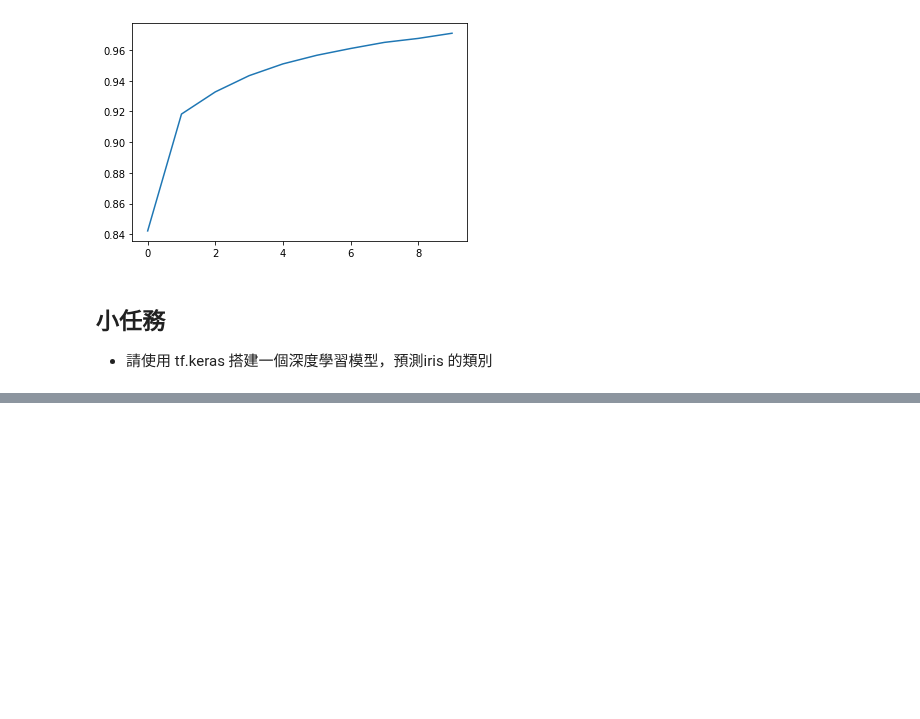
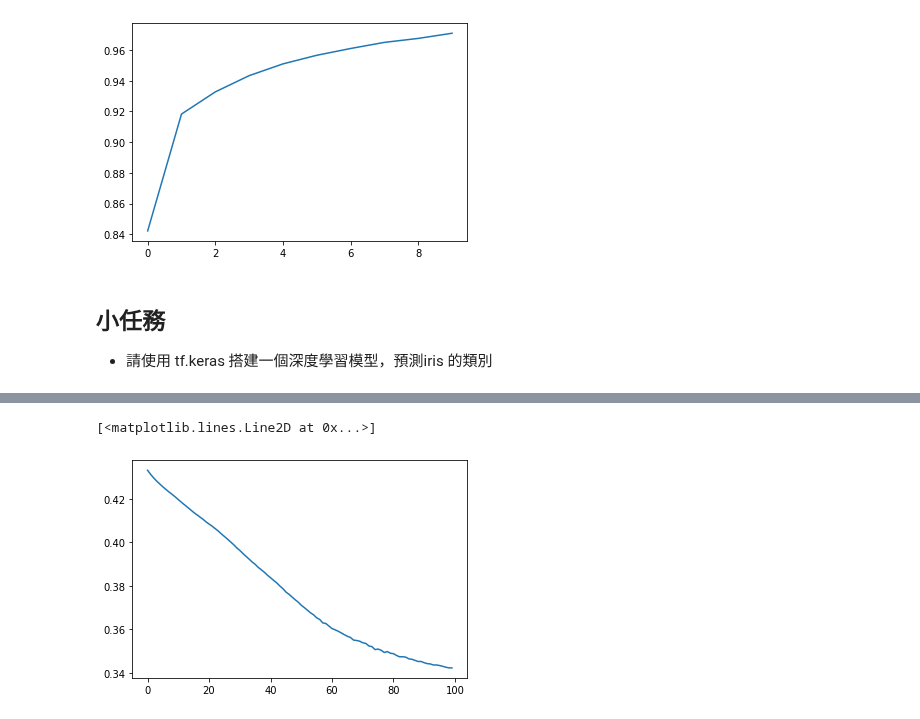
Before and after one commit to ywchiu/taipeifubon, a Jupyter notebook: Demo20200505.ipynb, the cells around one changed output, grey strips where cells are left out. Saved outputs shown, nothing was run; the diff lists cells and outputs as text; code cells hidden in the pictures; blank space fills up the shorter version.

```diff
--- a/Demo20200505.ipynb
+++ b/Demo20200505.ipynb
@@ -113,0 +264,5 @@ plt.plot(range(len(history.history.get('accuracy'))), history.history.get('accur
+# %%
+from sklearn.preprocessing import StandardScaler
+sc = StandardScaler()
+train_X = sc.fit_transform(train_X) # 先產生結構，再做資料轉化
+test_X = sc.transform(test_X) # 做資料轉化
@@ -113,0 +304,5 @@ plt.plot(range(len(history.history.get('accuracy'))), history.history.get('accur
+# %%
+model = models.Sequential()
+model.add(layers.Dense(6, activation='relu',input_shape = (11,) ))
+model.add(layers.Dense(6, activation='relu' ))
+model.add(layers.Dense(1, activation='sigmoid'))
@@ -113,0 +326,17 @@ plt.plot(range(len(history.history.get('accuracy'))), history.history.get('accur
+# %%
+model.compile(optimizer='sgd',
+              loss='binary_crossentropy',
+              metrics=['accuracy'])
+# %%
+history = model.fit(train_X, train_y,
+                    epochs = 100,
+                    verbose = 0,
+                    validation_data = (test_X, test_y)
+                    )
+# %%
+
+from matplotlib import pyplot as plt
+plt.plot(range(len(history.history.get('loss'))), history.history.get('loss'))
+# %% [output]
+[<matplotlib.lines.Line2D at 0x...>]
+[figure, added]
```
Also changed, not shown: parts of 50 cells of this notebook.
